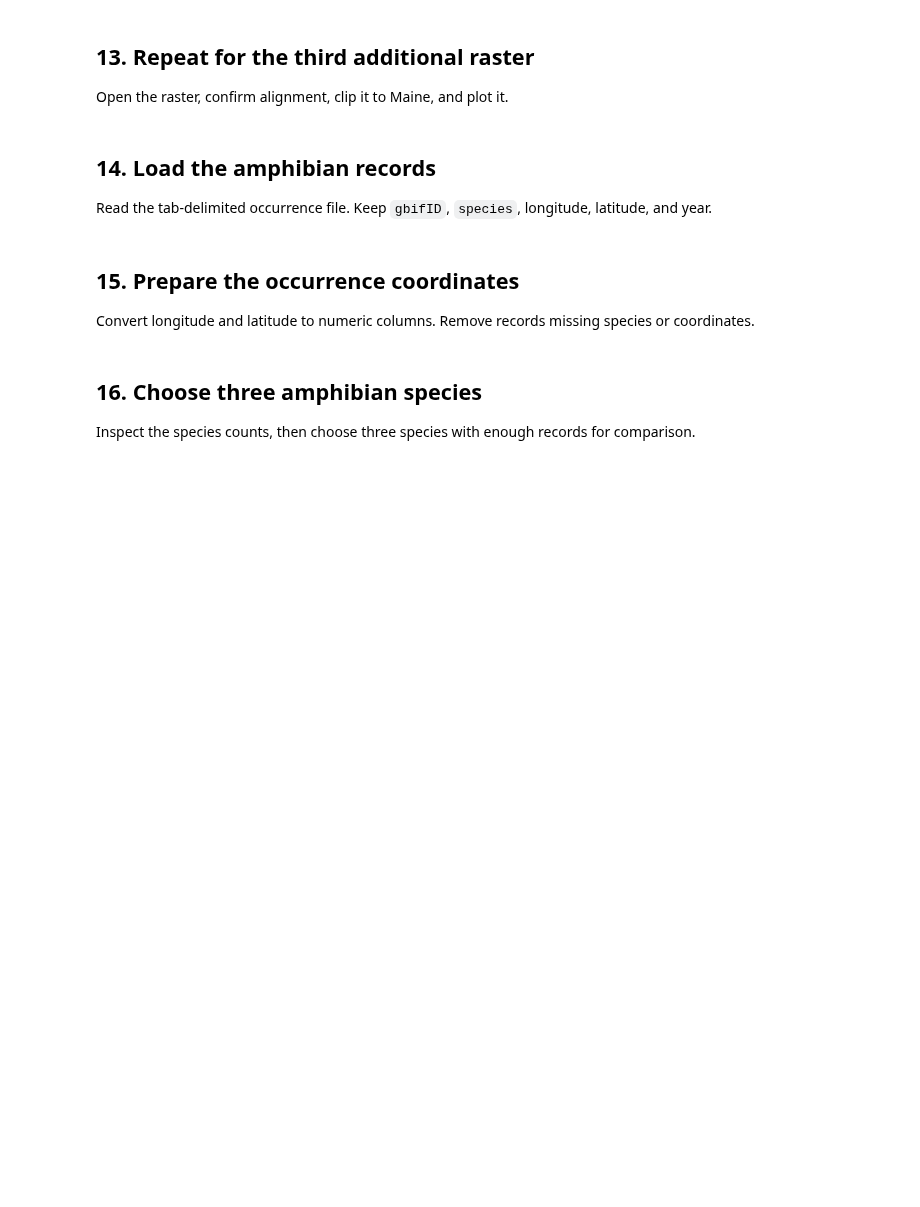
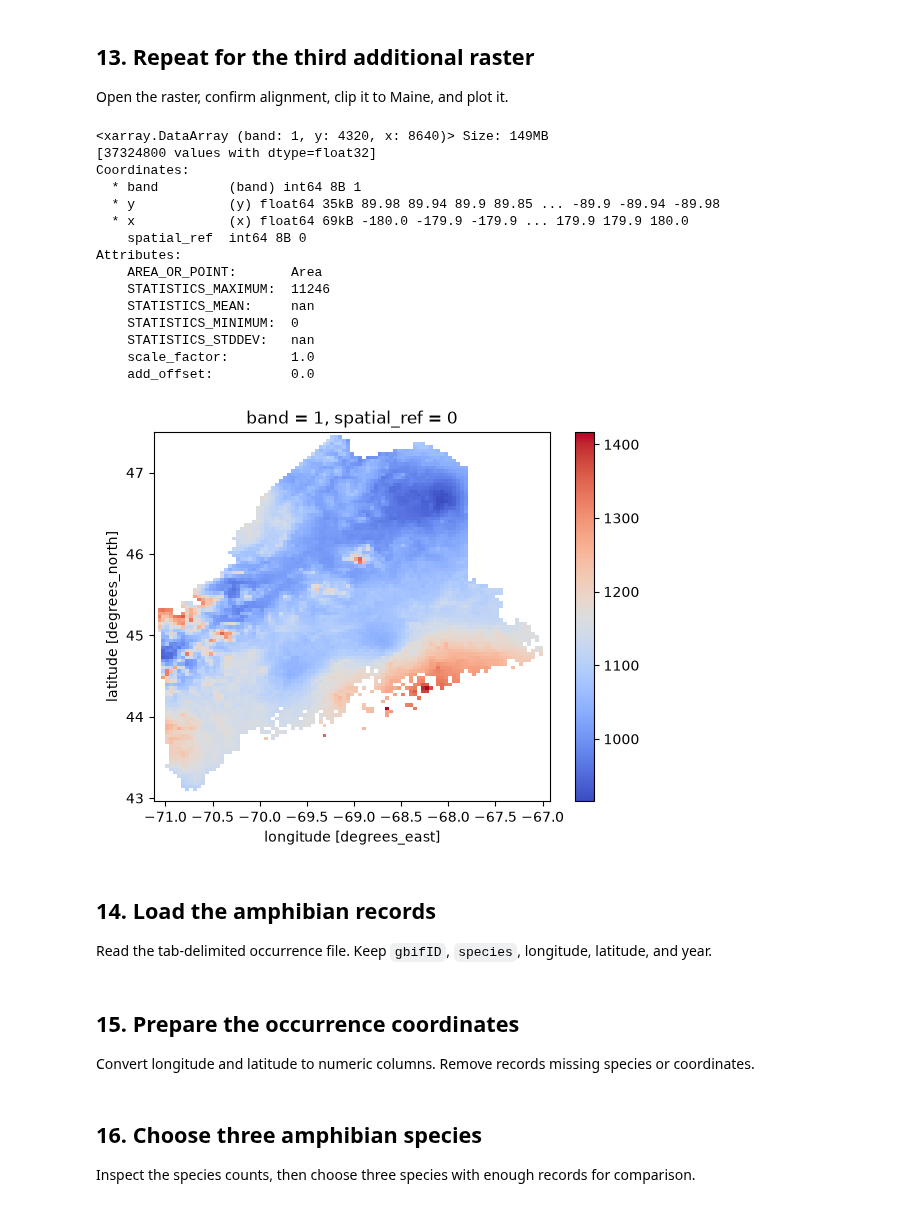
Before and after one commit to drewgutt/BIO597-SpatialBiodiversity, a Jupyter notebook: docs/assignments/Assignment-05-RasterData.ipynb, the cells around one changed output. Cells and saved outputs as stored; diff of their text form; code cells hidden in the pictures; blank space fills up the shorter version.

```diff
--- a/docs/assignments/Assignment-05-RasterData.ipynb
+++ b/docs/assignments/Assignment-05-RasterData.ipynb
@@ -145,6 +285,43 @@ Open the raster, confirm alignment, clip it to Maine, and plot it. Keep each par
 Open the raster, confirm alignment, clip it to Maine, and plot it.
 # %%
 # Complete the workflow for the third additional raster.
+bioclim_path = Path("/home/jovyan/shared/bioclim")
+bio12_path = bioclim_path / "wc2.1_2.5m_bio_12.tif"
+
+bio12 = rxr.open_rasterio(
+    bio12_path,
+    masked=True,
+)
+
+
+bio12_maine = bio12.rio.clip(
+    maine_boundary.geometry,
+    maine_boundary.crs,
+    drop=True,
+    from_disk=True,
+)
+
+bio12_maine = bio12_maine.squeeze()
+
+bio12_maine.plot(cmap = "coolwarm")
+bio12
+# %% [output]
+<xarray.DataArray (band: 1, y: 4320, x: 8640)> Size: 149MB
+[37324800 values with dtype=float32]
+Coordinates:
+  * band         (band) int64 8B 1
+  * y            (y) float64 35kB 89.98 89.94 89.9 89.85 ... -89.9 -89.94 -89.98
+  * x            (x) float64 69kB -180.0 -179.9 -179.9 ... 179.9 179.9 180.0
+    spatial_ref  int64 8B 0
+Attributes:
+    AREA_OR_POINT:       Area
+    STATISTICS_MAXIMUM:  11246
+    STATISTICS_MEAN:     nan
+    STATISTICS_MINIMUM:  0
+    STATISTICS_STDDEV:   nan
+    scale_factor:        1.0
+    add_offset:          0.0
+[figure, added]
 # %% [markdown]
 ## 14. Load the amphibian records
 
```
Also changed, not shown: parts of 34 cells of this notebook.
